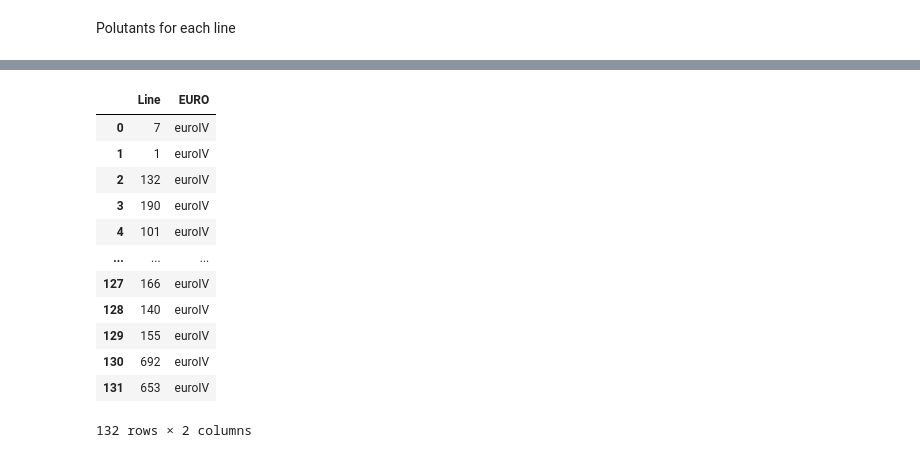
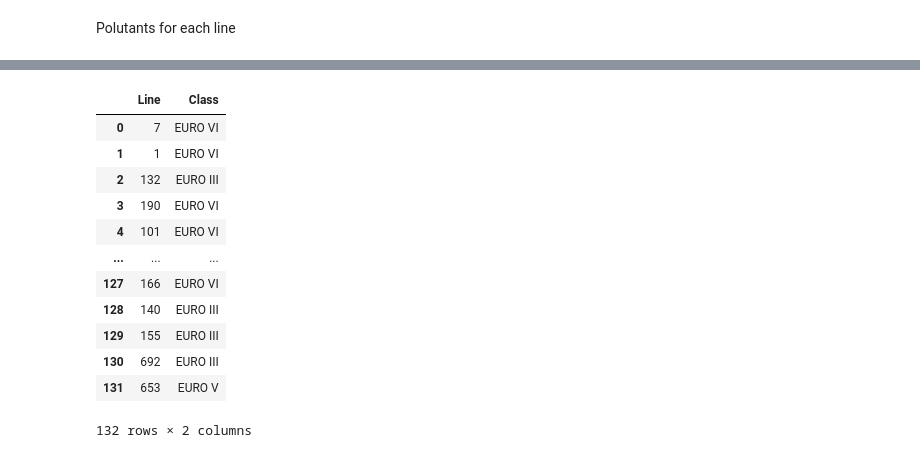
Before and after one commit to JackSandford/ECK, a Jupyter notebook: Self_data_project.ipynb, the cells around one changed output, grey strips where cells are left out. Saved outputs shown, nothing was run; the diff lists cells and outputs as text; code cells hidden in the pictures.

```diff
--- a/Self_data_project.ipynb
+++ b/Self_data_project.ipynb
@@ -296,43 +299,103 @@ left 2 then right 3 + line ref
 # %%
 def create_alldf():
   alldf = pd.DataFrame()
+  alldf['Ref'] = mvj['VehicleRef']
   alldf['Line'] = mvj['LineRef']
   euro3regslist = []
   euro4regslist = []
   euro5regslist = []
   euro6regslist = []
   euro3regs = regs[regs['Emission Class'] == 'EURO III']
   euro4regs = regs[regs['Emission Class'] == 'EURO IV']
   euro5regs = regs[regs['Emission Class'] == 'EURO V']
   euro6regs = regs[regs['Emission Class'] == 'EURO VI']
   for reg in euro3regs['Last tracked']:
     euro3regslist.append(reg)
   for reg in euro4regs['Last tracked']:
     euro4regslist.append(reg)
   for reg in euro5regs['Last tracked']:
     euro5regslist.append(reg)
   for reg in euro6regs['Last tracked']:
     euro6regslist.append(reg)
-  alldf["EURO"] = np.where(alldf["Line"].isin(euro3regslist), "EURO III", 'euroIV')
-  alldf["EURO"] = np.where(alldf["Line"].isin(euro4regslist), "EURO IV")
-  alldf["EURO"] = np.where(alldf["Line"].isin(euro5regslist), "EURO V")
-  alldf["EURO"] = np.where(alldf["Line"].isin(euro6regslist), "EURO VI")
-  alldf['EURO'] = alldf[alldf['Line'].isin(euro3regslist)]
-    #alldf['EURO'] = 'EURO III'
-  display(alldf)
+  return euro3regslist, euro4regslist, euro5regslist, euro6regslist, alldf
 
-create_alldf()
+euro3regslist = create_alldf()[0]
+euro4regslist = create_alldf()[1]
+euro5regslist = create_alldf()[2]
+euro6regslist = create_alldf()[3]
+alldf = create_alldf()[4]
+def euro_to_list(df):
+  if df['Ref'] in (euro3regslist):
+    return 'EURO III'
+  elif df['Ref'] in (euro4regslist):
+    return 'EURO IV'
+  elif df['Ref'] in (euro5regslist):
+    return 'EURO V'
+  elif df['Ref'] in (euro6regslist):
+    return 'EURO VI'
+
+def CO2levelsforref(df):
+  if df['Class'] == 'EURO III':
+    return per5min * emissions_data[0]['CO2']
+  elif df['Class'] == 'EURO IV' or df['Class'] == 'EURO V' or df['Class'] == 'EURO VI':
+    return per5min * emissions_data[1]['CO2']
+
+def Noxlevelsforref(df):
+  if df['Class'] == 'EURO III':
+    return per5min * emissions_data[0]['Nox']
+  elif df['Class'] == 'EURO IV':
+    return per5min * emissions_data[1]['Nox']
+  elif df['Class'] == 'EURO V':
+    return per5min * emissions_data[2]['Nox']
+  elif df['Class'] == 'EURO VI':
+    return per5min * emissions_data[3]['Nox']
+
+def PMlevelsforref(df):
+  if df['Class'] == 'EURO III':
+    return per5min * emissions_data[0]['PM']
+  if df['Class'] == 'EURO IV' or df['Class'] == 'EURO V':
+    return per5min * emissions_data[1]['PM']
+  if df['Class'] == 'EURO VI':
+    return per5min * emissions_data[3]['PM']
+
+def percentageslevels():
+  CO2sum = alldf['CO2'].sum()
+  Noxsum = alldf['Nox'].sum()
+  PMsum = alldf['PM'].sum()
+  # Finds the percentage each line makes out of the total emissions for all lines in 5 mintes
+  alldf['CO2%'] = (alldf['CO2'] / CO2sum) * 100
+  alldf['Nox%'] = (alldf['Nox'] / Noxsum) * 100
+  alldf['PM%'] = (alldf['PM'] / PMsum) * 100
+
+alldf['Class'] = alldf.apply(euro_to_list, axis = 1)
+alldf['CO2'] = alldf.apply(CO2levelsforref, axis = 1)
+alldf['Nox'] = alldf.apply(Noxlevelsforref, axis = 1)
+alldf['PM'] = alldf.apply(PMlevelsforref, axis = 1)
+
+percentageslevels()
+standardsforlines = pd.DataFrame()
+percentageforlines = pd.DataFrame()
+standardsforlines['Line'] = alldf['Line']
+standardsforlines['Class'] = alldf['Class']
+percentageforlines['Line'] = alldf['Line']
+percentageforlines['CO2%'] = alldf['CO2%']
+percentageforlines['Nox%'] = alldf['Nox%']
+percentageforlines['PM%'] = alldf['PM%']
+
+
+display(standardsforlines)
+display(percentageforlines)
 # %% [output]
-|  | Line | EURO |
-| 0 | 7 | euroIV |
-| 1 | 1 | euroIV |
-| 2 | 132 | euroIV |
-| 3 | 190 | euroIV |
-| 4 | 101 | euroIV |
+|  | Line | Class |
+| 0 | 7 | EURO VI |
+| 1 | 1 | EURO VI |
+| 2 | 132 | EURO III |
+| 3 | 190 | EURO VI |
+| 4 | 101 | EURO VI |
 | ... | ... | ... |
-| 127 | 166 | euroIV |
-| 128 | 140 | euroIV |
-| 129 | 155 | euroIV |
-| 130 | 692 | euroIV |
-| 131 | 653 | euroIV |
+| 127 | 166 | EURO VI |
+| 128 | 140 | EURO III |
+| 129 | 155 | EURO III |
+| 130 | 692 | EURO III |
+| 131 | 653 | EURO V |
 132 rows × 2 columns
```
Also changed, not shown: parts of 5 cells of this notebook.
